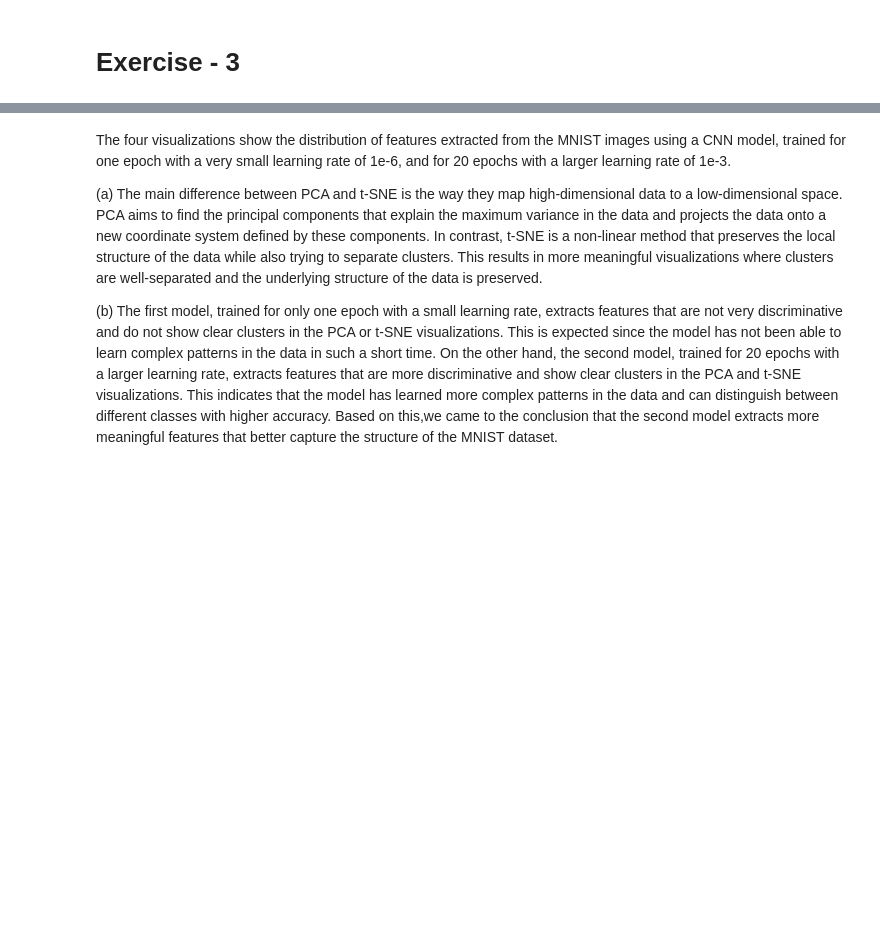
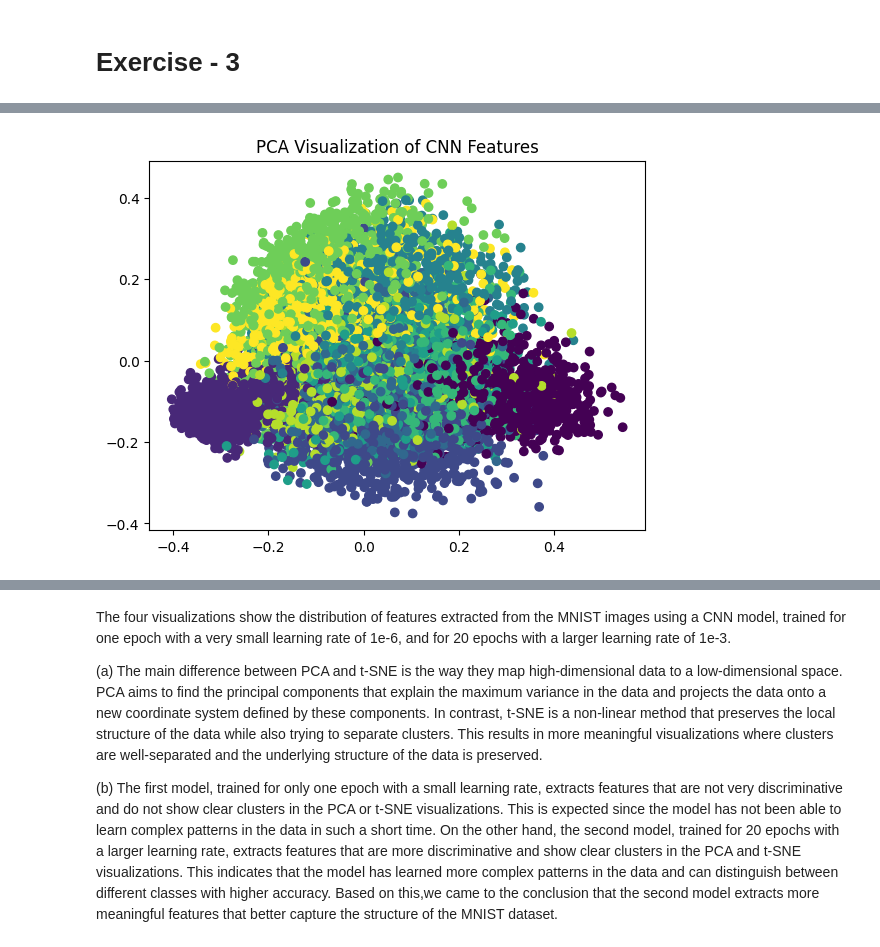
Before and after one commit to ADSAS-Lab/ADL3, a Jupyter notebook: Advanced_Exercise - 3.ipynb, the cells around one changed output, grey strips where cells are left out. Drawn from its saved outputs; the diff is of its cells as text; code cells hidden in the pictures; blank space fills up the shorter version.

```diff
--- a/Advanced_Exercise - 3.ipynb
+++ b/Advanced_Exercise - 3.ipynb
@@ -133,0 +14,31 @@ Epoch 20/20
+# %%
+# Define the CNN model
+def get_model():
+    inputs = Input(shape=(28, 28, 1))
+    x = Conv2D(32, (3, 3), activation='relu')(inputs)
+    x = MaxPooling2D((2, 2))(x)
+    x = Conv2D(64, (3, 3), activation='relu')(x)
+    x = MaxPooling2D((2, 2))(x)
+    x = Flatten()(x)
+    x = Dense(64, activation='relu')(x)
+    outputs = Dense(10, activation='softmax')(x)
+    return Model(inputs=inputs, outputs=outputs)
+# %%
+# Load MNIST dataset
+(x_train, y_train), (x_test, y_test) = mnist.load_data()
+
+# Normalize and reshape data
+x_train = x_train.astype('float32') / 255.0
+x_test = x_test.astype('float32') / 255.0
+x_test = x_test.reshape((-1, 28, 28, 1))
+# %%
+# prepare the model
+model = get_model()
+
+# Compile the model
+model.compile(optimizer=tf.keras.optimizers.Adam(learning_rate=1e-6),
+              loss='sparse_categorical_crossentropy',
+              metrics=['accuracy'])
+
+# Train the model for one epoch as given in the assignment instructions
+_ = model.fit(x_train, y_train, epochs=1)
@@ -133,0 +49,4 @@ Epoch 20/20
+# %%
+# Extract the features from the model
+feature_model = Model(inputs=model.inputs, outputs=model.layers[-2].output)
+features = feature_model.predict(x_test)
@@ -133,0 +55,8 @@ Epoch 20/20
+# %%
+# Visualize the features using PCA
+pca = PCA(n_components=2)
+%time pca_features = pca.fit_transform(features)
+plt.scatter(pca_features[:, 0], pca_features[:, 1], c=y_test)
+plt.title('PCA Visualization of CNN Features')
+plt.show()
+# %% [output]
@@ -133,0 +65 @@ Epoch 20/20
+[figure, added]
```
Also changed, not shown: parts of 15 cells of this notebook.
